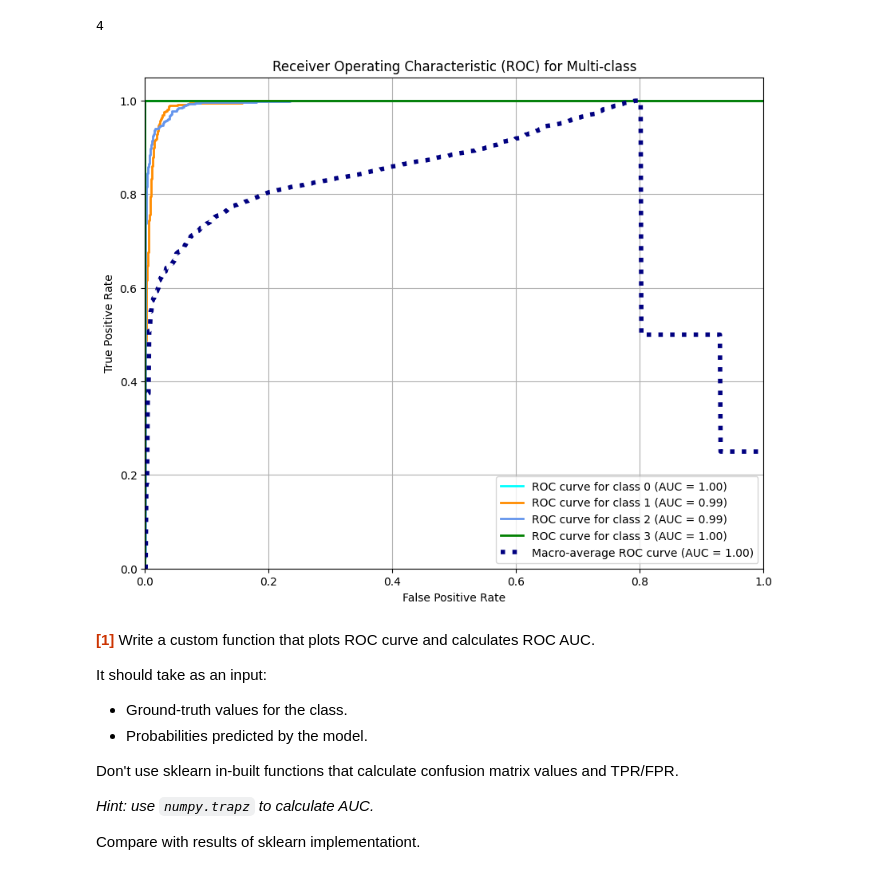
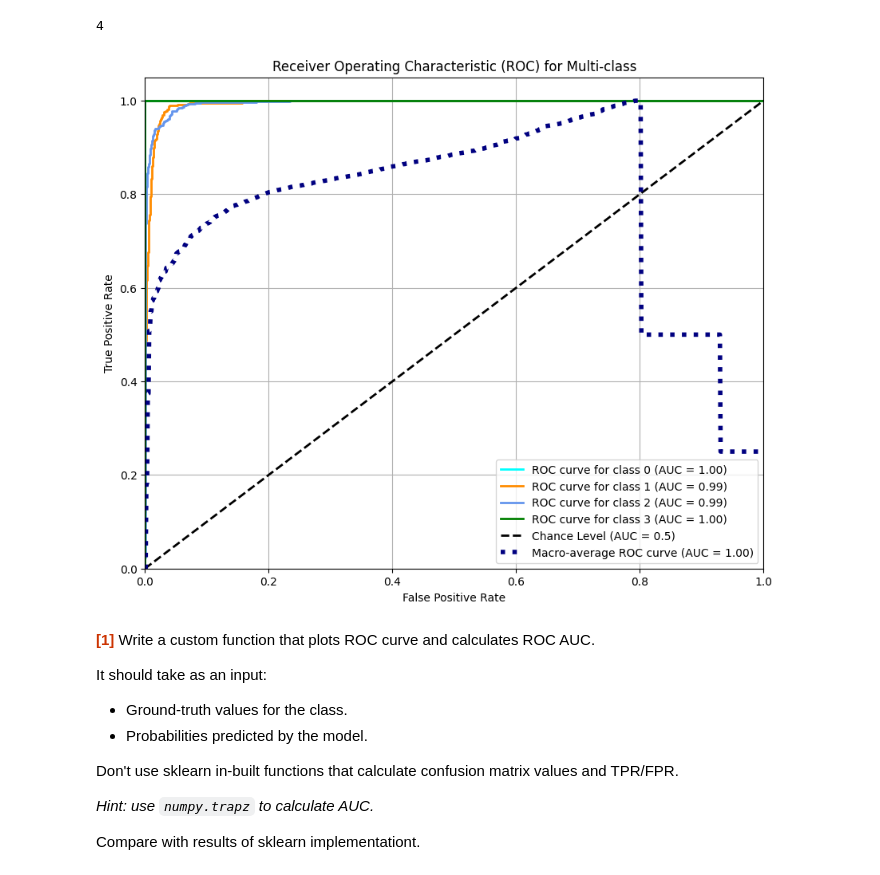
Before and after one commit to bulatych/ML_HSE, a Jupyter notebook: homeworks/HW_5_(Classification).ipynb, the cells around one changed output. Drawn from its saved outputs; the diff is of its cells as text; code cells hidden in the pictures.

```diff
--- a/homeworks/HW_5_(Classification).ipynb
+++ b/homeworks/HW_5_(Classification).ipynb
@@ -727,11 +727,6 @@ import matplotlib.pyplot as plt
 from sklearn.metrics import roc_curve, roc_auc_score
 from sklearn.preprocessing import label_binarize
 from itertools import cycle
-
-# Предполагается, что вы уже имеете ваши метки и предварительно обученную модель
-# Y должен быть в виде одномерного массива - метки классов
-# Ytest = ... (ваш массив меток теста)
-# model = ... (ваша модель)
 
 # Бинаризация меток классов
 Ytest = label_binarize(Ytest, classes=np.unique(Y))
@@ -770,35 +765,35 @@ for i in range(n_classes):
 # В результате мы имеем накопленные значения
 mean_tpr /= n_classes
 
 # Теперь можно рассчитать макросредний AUC
 roc_auc["macro"] = roc_auc_score(Ytest, Y_score, average="macro")
 
 # Визуализация ROC-кривых
 plt.figure(figsize=(10, 8))
 colors = cycle(['aqua', 'darkorange', 'cornflowerblue', 'green'])
 
 # Плотим ROC-кривые для каждого класса
 for i, color in zip(range(n_classes), colors):
     plt.plot(fpr[i], tpr[i], color=color, lw=2, label=f'ROC curve for class {i} (AUC = {roc_auc[i]:.2f})')
-
+plt.plot([0, 1], [0, 1], color='black', linestyle='--', lw=2, label='Chance Level (AUC = 0.5)')
 # Плотим усредненную кривую
 plt.plot(
     np.linspace(0, 1, len(mean_tpr)),
     mean_tpr,
     label=f'Macro-average ROC curve (AUC = {roc_auc["macro"]:.2f})',
     color='navy', linestyle=':', lw=4
 )
 
 plt.xlabel('False Positive Rate')
 plt.ylabel('True Positive Rate')
 plt.title('Receiver Operating Characteristic (ROC) for Multi-class')
 plt.legend(loc="lower right")
 plt.xlim([0.0, 1.0])
 plt.ylim([0.0, 1.05])
 plt.grid()
 plt.show()
 # %% [output]
-[figure, old version]
+[figure, new version]
 # %% [markdown]
 
 <font color=#c30>**[1]**</font> Write a custom function that plots ROC curve and calculates ROC AUC.
```
